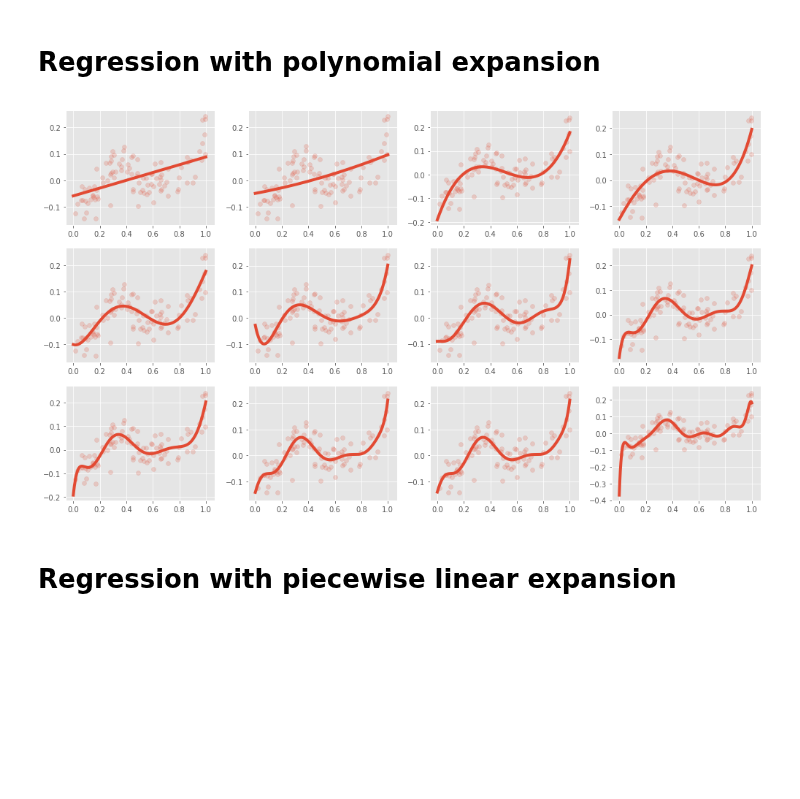
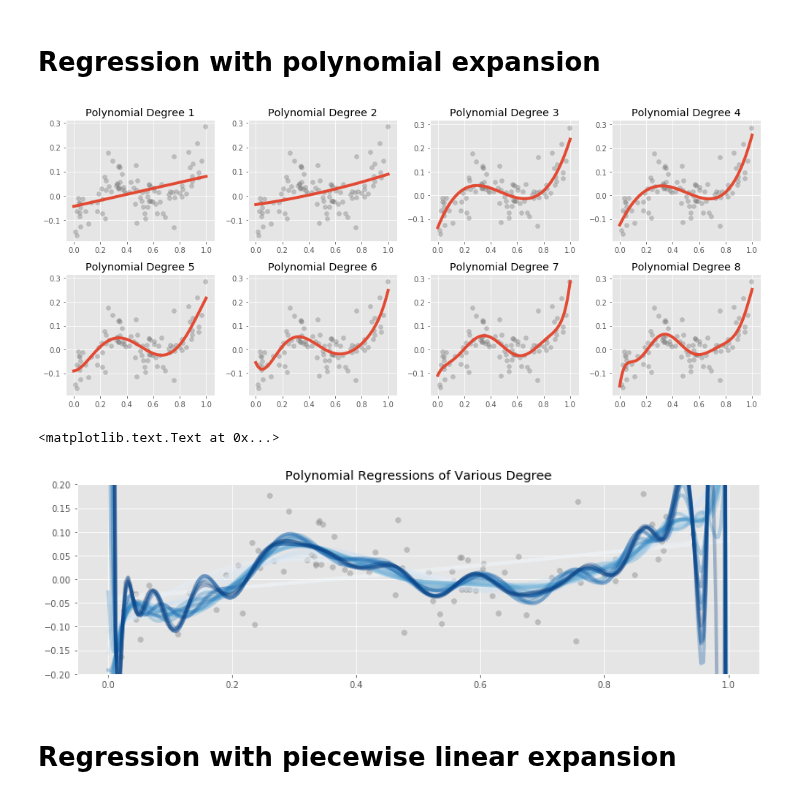
Before and after one commit to madrury/basis-expansions, a Jupyter notebook: basis-expansion-regressions.ipynb, the cells around one changed output. Drawn from its saved outputs; the diff is of its cells as text; code cells hidden in the pictures; blank space fills up the shorter version.

Commit message:
Add plot of polynomial fits on one axis.

```diff
--- a/basis-expansion-regressions.ipynb
+++ b/basis-expansion-regressions.ipynb
@@ -67,21 +67,38 @@ def make_polynomial_regression(degree):
     ])
 
 regressions = {}
-for degree in range(1, 24):
+for degree in range(1, 30):
     regressions[degree] = make_polynomial_regression(degree)
     regressions[degree].fit(x.reshape(-1, 1), y)
 # %%
-fig, ax = plt.subplots(3, 4, figsize=(14, 8))
+fig, ax = plt.subplots(2, 4, figsize=(14, 6))
 
 t = np.linspace(0, 1, 250)
 for i, ax in enumerate(ax.flatten()):
     degree = i + 1
     ax.plot(t, regressions[degree].predict(t.reshape(-1, 1)), linewidth=4)
-    ax.scatter(x, y, alpha=0.2)
+    ax.scatter(x, y, alpha=0.4, color="grey")
+    ax.set_title("Polynomial Degree {}".format(degree))
 
 fig.tight_layout()
 # %% [output]
-[figure, old version]
+[figure, new version]
+# %%
+fig, ax = plt.subplots(figsize=(14, 4))
+
+from matplotlib import cm
+
+ax.scatter(x, y, alpha=0.4, color="grey")
+colors = [cm.Blues(t) for t in np.linspace(0.0, 1.0, 30)]
+
+for i, degree in enumerate(range(1, 30)):
+    ax.plot(t, regressions[degree].predict(t.reshape(-1, 1)),
+            linewidth=4, alpha=0.33, color=colors[i])
+ax.set_ylim(-0.2, 0.2)
+ax.set_title("Polynomial Regressions of Various Degree")
+# %% [output]
+<matplotlib.text.Text at 0x...>
+[figure, added]
 # %% [markdown]
 # Regression with piecewise linear expansion
 # %%
```
Also changed, not shown: parts of 22 cells of this notebook, 1 other file.
